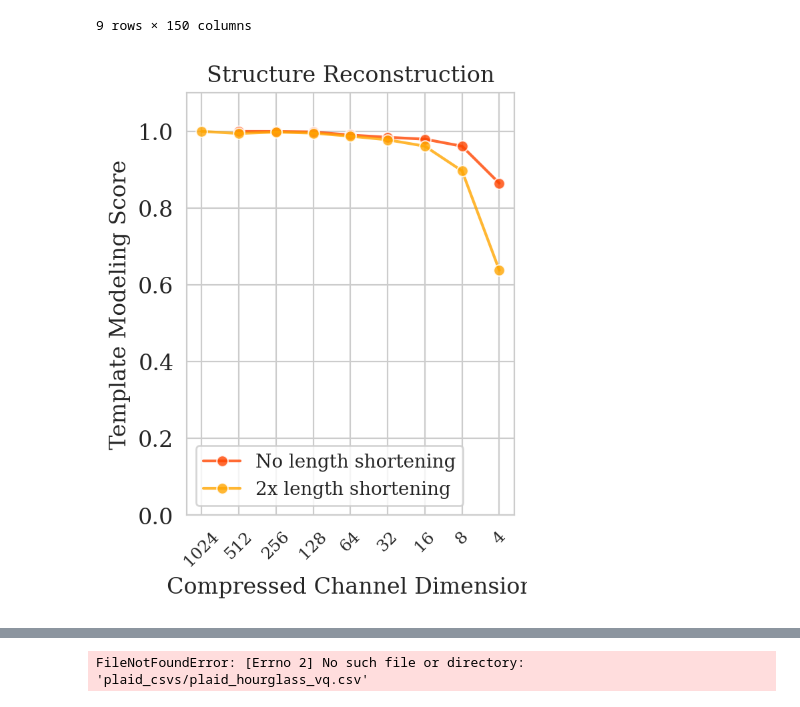
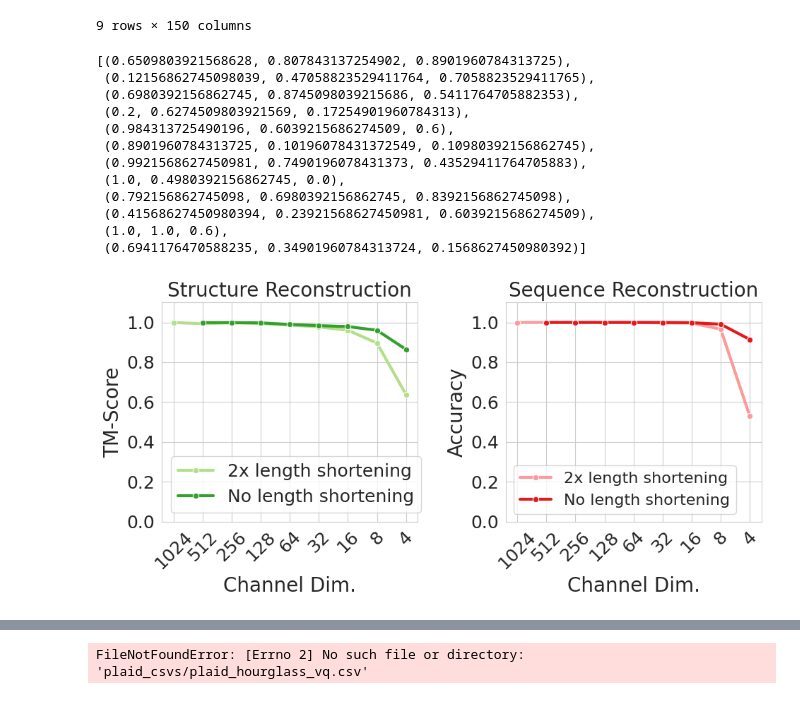
Before and after one commit to amyxlu/plaid-dev-distributed, a Jupyter notebook: notebooks/FIGURES_cath_compression_plots.ipynb, the cells around one changed output, grey strips where cells are left out. Cells and saved outputs as stored; diff of their text form; code cells hidden in the pictures.

Commit message:
remake several figures

```diff
--- a/notebooks/FIGURES_cath_compression_plots.ipynb
+++ b/notebooks/FIGURES_cath_compression_plots.ipynb
@@ -60,28 +80,55 @@ cath_256.sort_values(by="cfg.hourglass.downproj_factor")
 | 1 | cath_tanh_256_8 | mm9fe6x9 | 11459 | 128 | 2 | 2024-05-16T20:44:38.000Z | crashed | - | ... |
 | 0 | cath_tanh_256_4 | 8ebs7j9h | 92366 | 256 | 2 | 2024-05-15T00:41:55.000Z | finished | - | ... |
 9 rows × 150 columns
+# %%
+sns.color_palette("Paired")
+# %% [output]
+[(0.6509803921568628, 0.807843137254902, 0.8901960784313725),
+ (0.12156862745098039, 0.47058823529411764, 0.7058823529411765),
+ (0.6980392156862745, 0.8745098039215686, 0.5411764705882353),
+ (0.2, 0.6274509803921569, 0.17254901960784313),
+ (0.984313725490196, 0.6039215686274509, 0.6),
+ (0.8901960784313725, 0.10196078431372549, 0.10980392156862745),
+ (0.9921568627450981, 0.7490196078431373, 0.43529411764705883),
+ (1.0, 0.4980392156862745, 0.0),
+ (0.792156862745098, 0.6980392156862745, 0.8392156862745098),
+ (0.41568627450980394, 0.23921568627450981, 0.6039215686274509),
+ (1.0, 1.0, 0.6),
+ (0.6941176470588235, 0.34901960784313724, 0.1568627450980392)]
 # %%
 %matplotlib inline
 
-# specific to this diagram
-fig, ax = plt.subplots()
-ax = sns.lineplot(data=cath_512, x="cfg.hourglass.downproj_factor", y='structure_reconstruction/tmscore_median', alpha=0.8, c="orangered", marker="o", label="No length shortening")
-ax = sns.lineplot(data=cath_256, x="cfg.hourglass.downproj_factor", y='structure_reconstruction/tmscore_median', alpha=0.8, c="orange", marker="o", label="2x length shortening")
-_ = ax.set_ylabel("Template Modeling Score")
-_ = ax.set_xlabel("Compressed Channel Dimension")
+xticks = [1, 2, 4, 8, 16, 32, 64, 128, 256]  # plot by compression dimension
+xtick_labels = [1024, 512, 256, 128, 64, 32, 16, 8, 4] # but label by channel width
+
+fig, axs = plt.subplots(1,2, figsize=(10,5))
+sns.color_palette("Paired")
+
+### TMScore
+sns.lineplot(data=cath_256, x="cfg.hourglass.downproj_factor", y='structure_reconstruction/tmscore_median', marker="o", linewidth=3, label="2x length shortening", ax=axs[0], c=sns.color_palette("Paired")[2])
+sns.lineplot(data=cath_512, x="cfg.hourglass.downproj_factor", y='structure_reconstruction/tmscore_median', marker="o", linewidth=3, label="No length shortening", ax=axs[0], c=sns.color_palette("Paired")[3])
+axs[0].set_ylabel("TM-Score")
+axs[0].set_xlabel("Channel Dim.")
+axs[0].set_title("Structure Reconstruction")
+
+
+### Sequence recovery
+sns.lineplot(data=cath_256, x="cfg.hourglass.downproj_factor", y='val/seq_acc', label="2x length shortening", marker="o", linewidth=3, ax=axs[1],c=sns.color_palette("Paired")[4])
+sns.lineplot(data=cath_512, x="cfg.hourglass.downproj_factor", y='val/seq_acc', label="No length shortening",marker="o", linewidth=3,  ax=axs[1],c=sns.color_palette("Paired")[5])
+axs[1].set_ylabel("Accuracy")
+axs[1].set_xlabel("Channel Dim.")
+axs[1].set_title("Sequence Reconstruction")
+
 
 # general
+for ax in axs:
+    ax.set_xscale("log")
+    ax.set_ylim(0, 1.1)
+    ax.set_xticklabels(xtick_labels, rotation=45)
+    ax.set_xticks(xticks)
+
 plt.tight_layout()
-_ = ax.set_xscale("log")
-_ = ax.set_ylim(0, 1.1)
-
-xticks = [1, 2, 4, 8, 16, 32, 64, 128, 256]  # plot by compression dimension
-xtick_labels = [1024, 512, 256, 128, 64, 32, 16, 8, 4] # but label by channel width
-_ = ax.set_xticklabels(xtick_labels, rotation=45, fontsize=9)
-_ = ax.set_xticks(xticks)
-plt.title("Structure Reconstruction", fontsize=12)
-
-plt.legend(fontsize=10)
+plt.legend(fontsize=16)
 plt.show()
 # %% [output]
-[figure, old version]
+[figure, new version]
```
Also changed, not shown: parts of 5 cells of this notebook, 4 other files.
